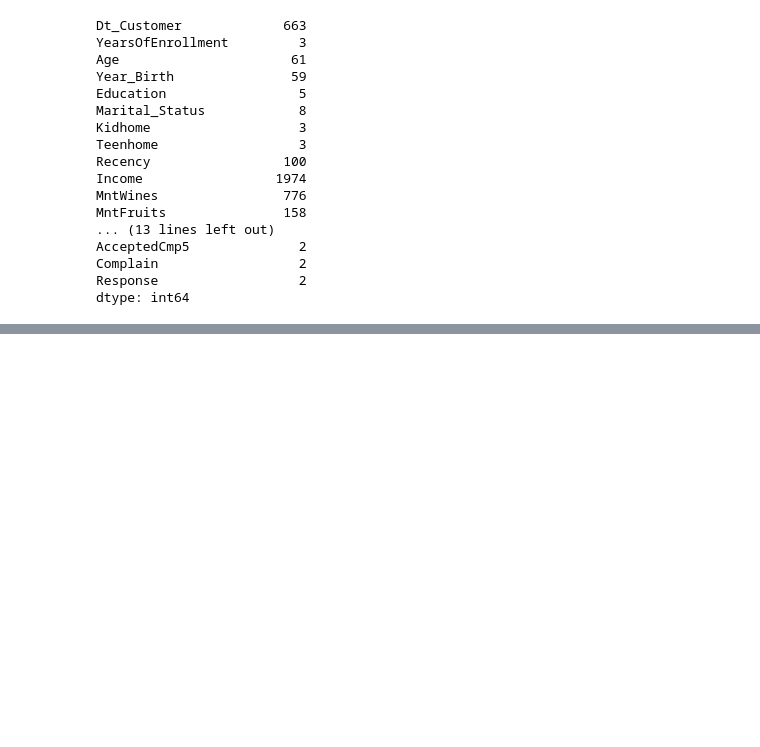
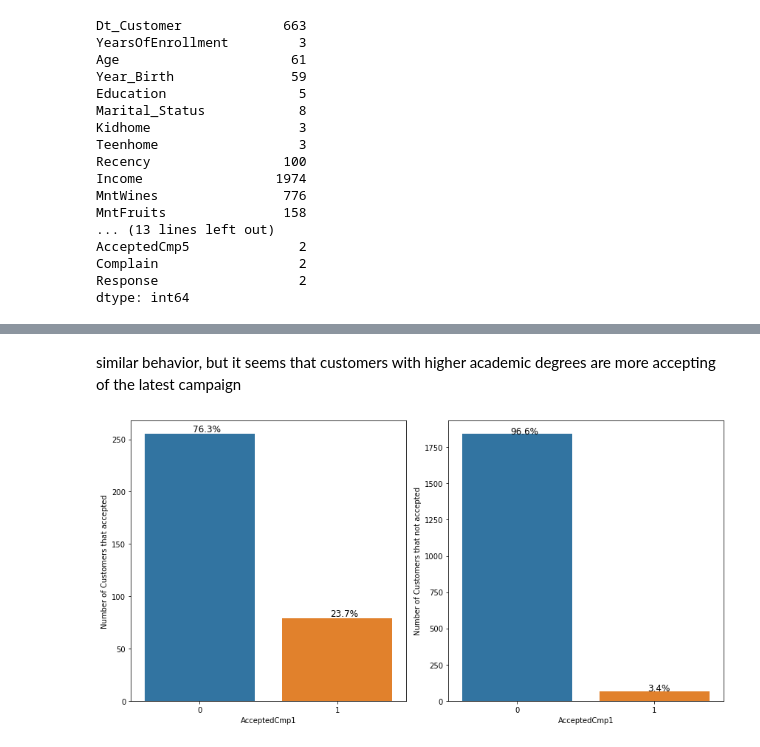
Before and after one commit to mhnasser/marketing_campaign_analysis, a Jupyter notebook: 03_notebooks/rascunho.ipynb, the cells around one changed output, grey strips where cells are left out. Saved outputs shown, nothing was run; the diff lists cells and outputs as text; code cells hidden in the pictures; blank space fills up the shorter version.

Commit message:
more plots

```diff
--- a/03_notebooks/rascunho.ipynb
+++ b/03_notebooks/rascunho.ipynb
@@ -284,0 +283,23 @@ similar behavior, but it seems that customers with higher academic degrees are m
+# %% [markdown]
+similar behavior, but it seems that customers with higher academic degrees are more accepting of the latest campaign
+# %%
+fig = plt.figure()
+fig.set_figheight(6)
+fig.set_figwidth(12)
+
+plt.subplot(1,2,1)
+ax = sns.countplot(x = 'AcceptedCmp1', data = df_positive)
+plt.ylabel('Number of Customers that accepted')
+
+show_percentage(ax, df_positive.AcceptedCmp1)
+
+plt.subplot(1,2,2)
+ax = sns.countplot(x = 'AcceptedCmp1', data = df_negative)
+plt.ylabel('Number of Customers that not accepted')
+
+show_percentage(ax, df_negative.AcceptedCmp1)
+
+fig.tight_layout()
+plt.show()
+# %% [output]
+[figure, added]
```
Also changed, not shown: parts of 32 cells of this notebook.
